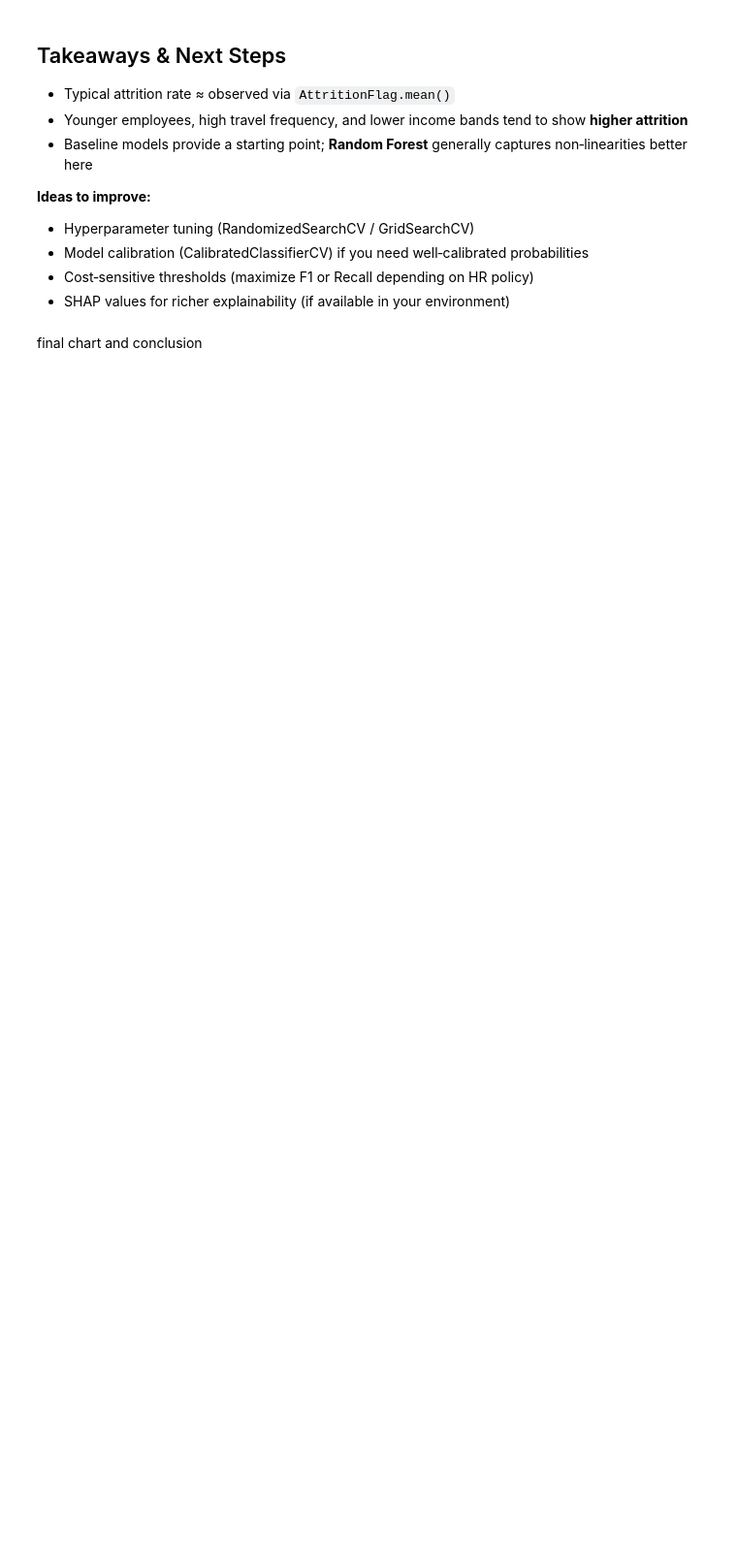
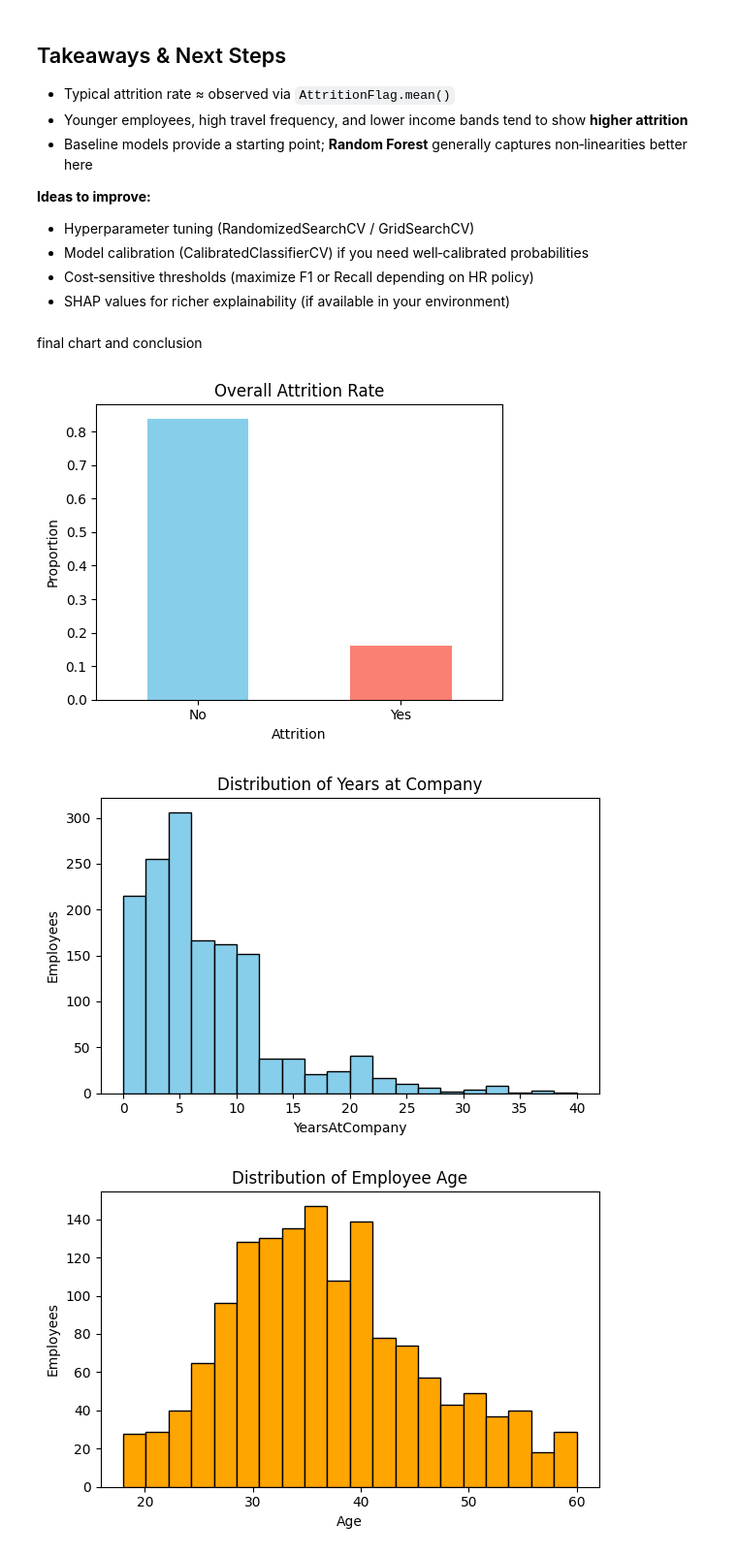
Before and after one commit to buvir/IBM-HR-Analytics-Employee-Attrition-Performance, a Jupyter notebook: IBM_HR_Attrition_EDA_Model.ipynb, the cells around one changed output. Shown: that part at 97% size. Drawn from its saved outputs; the diff is of its cells as text; code cells hidden in the pictures; blank space fills up the shorter version.

```diff
--- a/IBM_HR_Attrition_EDA_Model.ipynb
+++ b/IBM_HR_Attrition_EDA_Model.ipynb
@@ -384,7 +562,7 @@ import matplotlib.pyplot as plt
 import pandas as pd
 
 # Ensure dataset is loaded
-df = pd.read_csv("WA_Fn-UseC_-HR-Employee-Attrition (1).csv")
+df = pd.read_csv("WA_Fn-UseC_-HR-Employee-Attrition.csv")
 df['AttritionFlag'] = (df['Attrition'] == 'Yes').astype(int)
 
 # Create output folder (optional: keeps charts organized)
@@ -450,30 +628,34 @@ plt.figure(figsize=(6,4))
 df.boxplot(column="MonthlyIncome", by="Attrition", grid=False)
 plt.title("Monthly Income by Attrition")
 plt.suptitle("")
 plt.ylabel("Monthly Income")
 plt.tight_layout()
 plt.savefig("charts/income_attrition.png")
 plt.show()
 
 # --- Conclusions ---
 conclusions = f"""
 ### Key Findings from IBM HR Attrition Analysis
 
 1. **Overall Attrition Rate**: {attrition_rate:.2f}% (~1 in 6 employees left)
 2. **Average Tenure**: Employees stayed ~{avg_tenure:.1f} years before leaving
 3. **Age Factor**: Higher attrition in employees <30
 4. **Gender Factor**: Slightly higher attrition among males
 5. **Department Factor**: Sales shows highest attrition
 6. **Income Factor**: Lower-paid employees more likely to leave
 
 ### Conclusions
 - Attrition is moderate but concerning at 16%
 - Early-career employees and Sales staff are at higher risk
 - Low salary, frequent travel, poor work-life balance drive attrition
 - Stronger retention programs, fair pay, and work-life initiatives are needed
 """
 
 with open("charts/attrition_conclusions.txt", "w", encoding="utf-8") as f:
     f.write(conclusions)
 
 print(conclusions)
+# %% [output]
+[figure, added]
+[figure, added]
+[figure, added]
```
Also changed, not shown: parts of 28 cells of this notebook, 1 other file.
